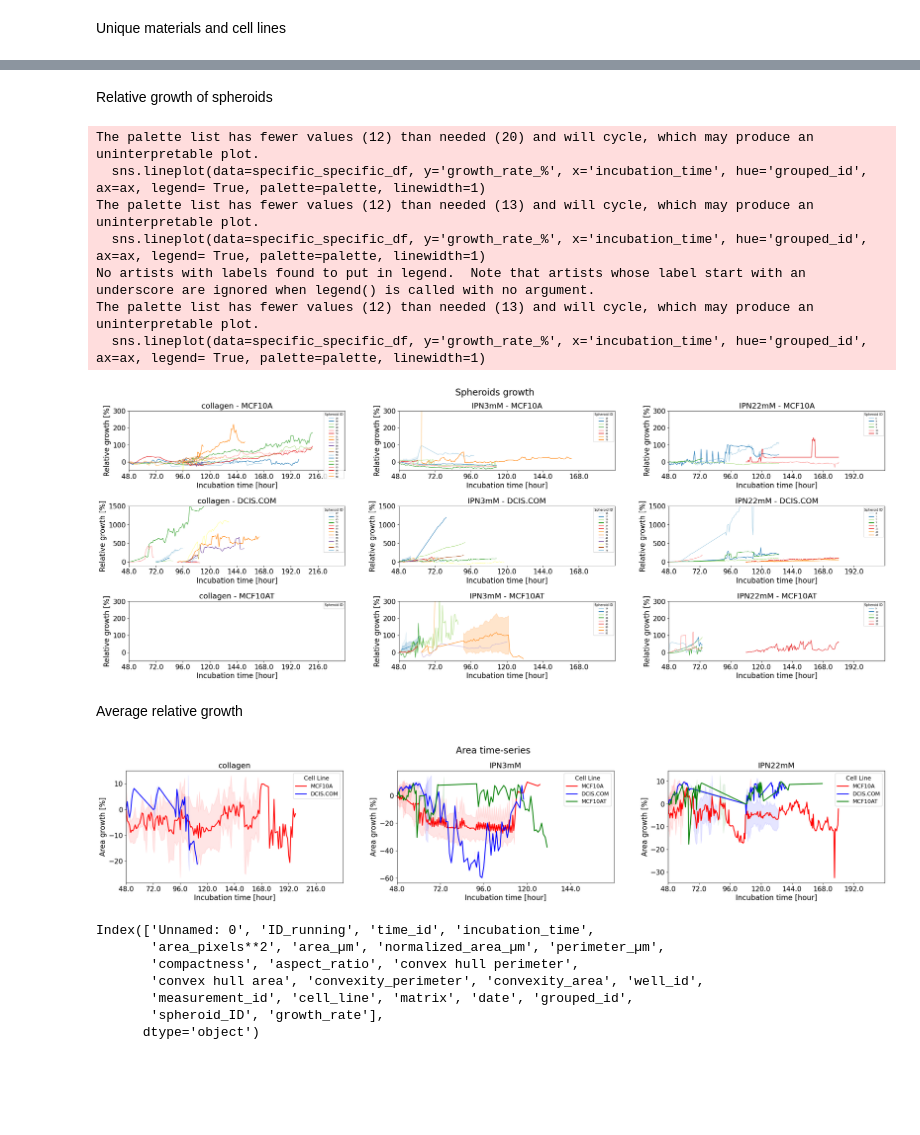
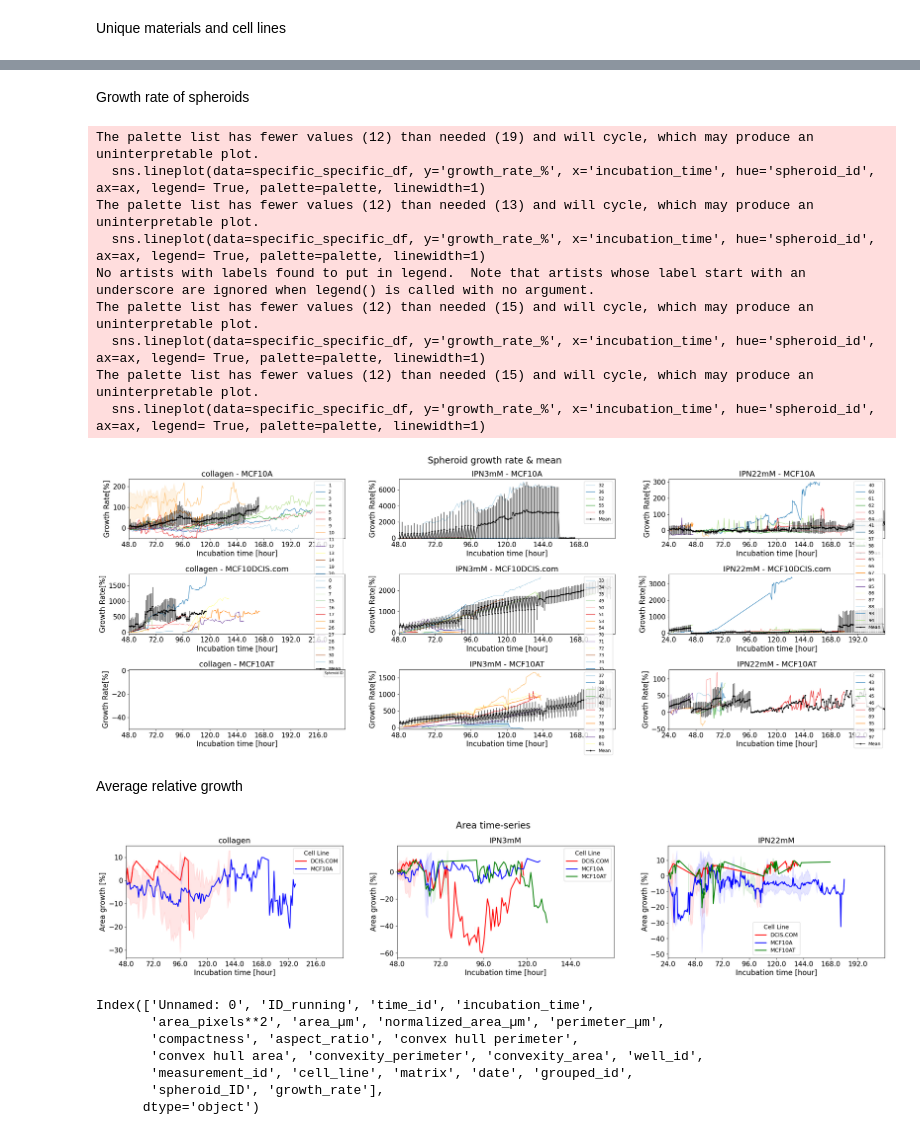
Before and after one commit to LindaSrbova/Instru_project, a Jupyter notebook: Spheroid_model/analysis_Exp2.ipynb, the cells around one changed output, grey strips where cells are left out. Cells and saved outputs as stored; diff of their text form; code cells hidden in the pictures; blank space fills up the shorter version.

```diff
--- a/Spheroid_model/analysis_Exp2.ipynb
+++ b/Spheroid_model/analysis_Exp2.ipynb
@@ -37,6 +37,6 @@ from matplotlib.ticker import ScalarFormatter
 Loading csv file with grouped by measurement_id and well_id
 # %%
 path = 'C:/Users/srboval1/OneDrive - Aalto University/Instru/Datafiles/Exp2'
-Exp2 = pd.read_csv(path +'/contours_exp2.csv', index_col=None)
+Exp2 = pd.read_csv(path +'/Exp2_data.csv', index_col=None)
 print(Exp2.columns)
 # %% [output]
@@ -127,0 +145,22 @@ for i,unique_material in enumerate(unique_materials):
+# %%
+fig, axs = plt.subplots(1, len(unique_materials), figsize=(17, 5))
+plt.subplots_adjust(wspace=0.2, hspace=0.25)
+fig.suptitle("Growth rate in spheroid model", fontsize=18, y=1)
+
+Exp2.dropna(subset=['area_µm'], inplace=True)
+
+for i, unique_material in enumerate(unique_materials):
+    specific_df = Exp2[Exp2['material'] == unique_material]
+    specific_df_grp = specific_df.groupby(['material','cell_line', 'incubation_time'])['growth_rate_%'].mean() #MultiIndexed series
+    specific_df_grp_df = specific_df_grp.reset_index() #converting into df
+
+    ax = axs[i]
+    for cell_line in unique_lines:
+        cell_line_data = specific_df_grp_df[specific_df_grp_df['cell_line'] == cell_line]
+        ax.plot(cell_line_data['incubation_time'], cell_line_data['growth_rate_%'], label=cell_line)
+
+    ax.set_xlabel('Incubation Time [h]')
+    ax.set_ylabel('Growth rate %')
+    ax.set_title(unique_material)
+
+ax.legend(title="Cell Lines", bbox_to_anchor=(1.05, 1), loc='upper left')  # Legend outside the plot
@@ -128,55 +235,59 @@ for i,unique_material in enumerate(unique_materials):
 # %% [markdown]
-Relative growth of spheroids
+Growth rate of spheroids
 # %%
 import matplotlib.pyplot as plt
 import seaborn as sns
 
 fig, axs = plt.subplots(3, len(unique_materials), figsize=(30, 10))
 plt.subplots_adjust(wspace=0.25, hspace=0.6)
-fig.suptitle("Spheroids growth", fontsize=20, y=0.95)
+fig.suptitle("Spheroid growth rate & mean", fontsize=20, y=0.95)
 
 for i, unique_material in enumerate(unique_materials):
-    specific_df = Exp2[(Exp2['matrix'] == unique_material) & (Exp2['area_µm'] > 0)]
+    specific_df = Exp2[(Exp2['material'] == unique_material) & (Exp2['area_µm'] > 0)]
 
     min_value_all = (specific_df['incubation_time'].min() // 24) * 24  # first time of timelapses x_min
     max_value_all = (specific_df['incubation_time'].max() // 24 + 2) * 24  # latest end of timelapses x_max
 
     times = list(np.arange(min_value_all, max_value_all, 24))  # ticks' values
 
     for j, unique_line in enumerate(unique_lines):
         ax = axs[j, i]
         specific_specific_df = specific_df[specific_df['cell_line'] == unique_line]
 
         palette = sns.color_palette("Paired")
-        sns.lineplot(data=specific_specific_df, y='growth_rate_%', x='incubation_time', hue='grouped_id', ax=ax, legend= True, palette=palette, linewidth=1)
+        sns.lineplot(data=specific_specific_df, y='growth_rate_%', x='incubation_time', hue='spheroid_id', ax=ax, legend= True, palette=palette, linewidth=1)
 
-        f = specific_specific_df['grouped_id'].unique() #extracting labels for the specific df
+        f = specific_specific_df['spheroid_id'].unique() #extracting labels for the specific df
         handles, labels = ax.get_legend_handles_labels()
         ax.legend(labels = np.sort(f).astype(str).tolist(),handles=handles,title='Spheroid ID', fontsize=5, title_fontsize=7, bbox_to_anchor=(1, 1))
-
+        sns.pointplot(x='incubation_time', y='growth_rate_%', data=specific_specific_df,
+               estimator='mean', color='black', label='Mean',
+               ax=ax, markers='o', linewidth=1)
         ax.set_xlim(min_value_all, max_value_all)
         #ax.set_yscale('log')
-        ax.set_ylabel('Relative growth [%]', fontsize=16)
+        ax.set_ylabel('Growth Rate[%]', fontsize=16)
         ax.set_xlabel('Incubation time [hour]', fontsize=16)
         ax.set_title(f'{unique_material} - {unique_line}', fontsize=17)
         if unique_line =='DCIS.COM':
-            ax.set_ylim(-100, 1500)
+            ax.set_ylim(-100,)
         else:
-            ax.set_ylim(-50, 300)
+            ax.set_ylim(-50, )
         ax.set_xticks(times)
         ax.set_xticklabels(times)
         ax.tick_params(axis='both', which='major', labelsize=15)
 
-plt.savefig(path +'/Time_series.png',dpi=1000)
+plt.savefig(path +'/Rel_spheroid_growth.png',dpi=1000)
 # %% [output]
-The palette list has fewer values (12) than needed (20) and will cycle, which may produce an uninterpretable plot.
-  sns.lineplot(data=specific_specific_df, y='growth_rate_%', x='incubation_time', hue='grouped_id', ax=ax, legend= True, palette=palette, linewidth=1)
+The palette list has fewer values (12) than needed (19) and will cycle, which may produce an uninterpretable plot.
+  sns.lineplot(data=specific_specific_df, y='growth_rate_%', x='incubation_time', hue='spheroid_id', ax=ax, legend= True, palette=palette, linewidth=1)
 The palette list has fewer values (12) than needed (13) and will cycle, which may produce an uninterpretable plot.
-  sns.lineplot(data=specific_specific_df, y='growth_rate_%', x='incubation_time', hue='grouped_id', ax=ax, legend= True, palette=palette, linewidth=1)
+  sns.lineplot(data=specific_specific_df, y='growth_rate_%', x='incubation_time', hue='spheroid_id', ax=ax, legend= True, palette=palette, linewidth=1)
 No artists with labels found to put in legend.  Note that artists whose label start with an underscore are ignored when legend() is called with no argument.
-The palette list has fewer values (12) than needed (13) and will cycle, which may produce an uninterpretable plot.
-  sns.lineplot(data=specific_specific_df, y='growth_rate_%', x='incubation_time', hue='grouped_id', ax=ax, legend= True, palette=palette, linewidth=1)
+The palette list has fewer values (12) than needed (15) and will cycle, which may produce an uninterpretable plot.
+  sns.lineplot(data=specific_specific_df, y='growth_rate_%', x='incubation_time', hue='spheroid_id', ax=ax, legend= True, palette=palette, linewidth=1)
+The palette list has fewer values (12) than needed (15) and will cycle, which may produce an uninterpretable plot.
+  sns.lineplot(data=specific_specific_df, y='growth_rate_%', x='incubation_time', hue='spheroid_id', ax=ax, legend= True, palette=palette, linewidth=1)
-[figure, old version]
+[figure, new version]
 # %% [markdown]
 Average relative growth
 # %%
@@ -190,12 +301,11 @@ plt.subplots_adjust(wspace=0.25, top=0.8)
 fig.suptitle("Area time-series", fontsize=20, y=0.95)
 
 # Define a color palette for different lines
-palette = ['red','blue','green'
-]
+palette = ['red','blue','green']
 
 for i, unique_material in enumerate(unique_materials):
     # Filter DataFrame for the current material
-    specific_df = Exp2[(Exp2['matrix'] == unique_material) &
+    specific_df = Exp2[(Exp2['material'] == unique_material) &
                        (Exp2['area_µm'] > 0) &
                        (Exp2['growth_rate_%'] < 10)]
 
@@ -249,7 +359,7 @@ for i, unique_material in enumerate(unique_materials):
 # Save the figure
 plt.savefig(path + 'Area growth.png', dpi=1000)
 # %% [output]
-[figure, old version]
+[figure, new version]
 # %%
 print(Exp2.columns)
 # %% [output]
```
Also changed, not shown: parts of 14 cells of this notebook, 15 other files.
